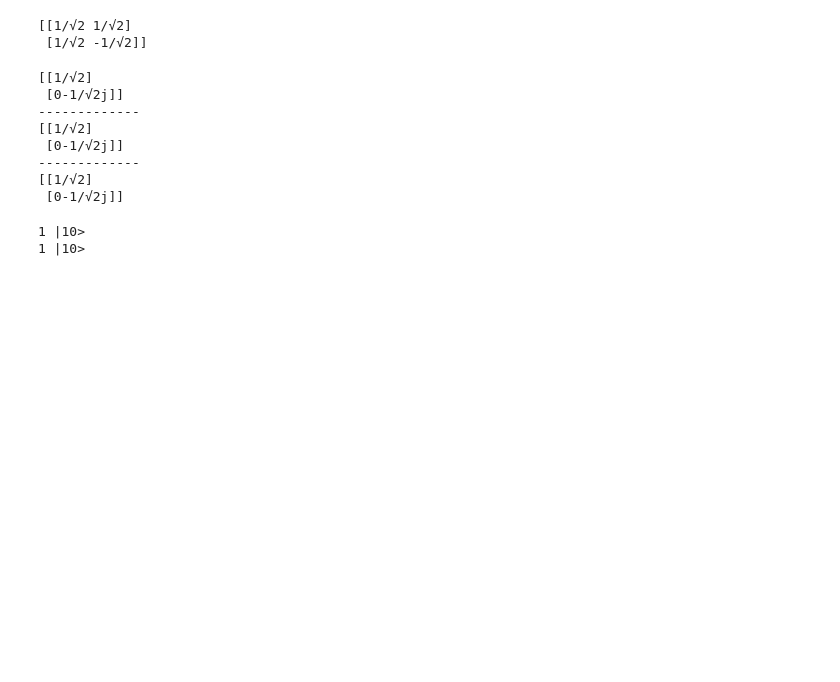
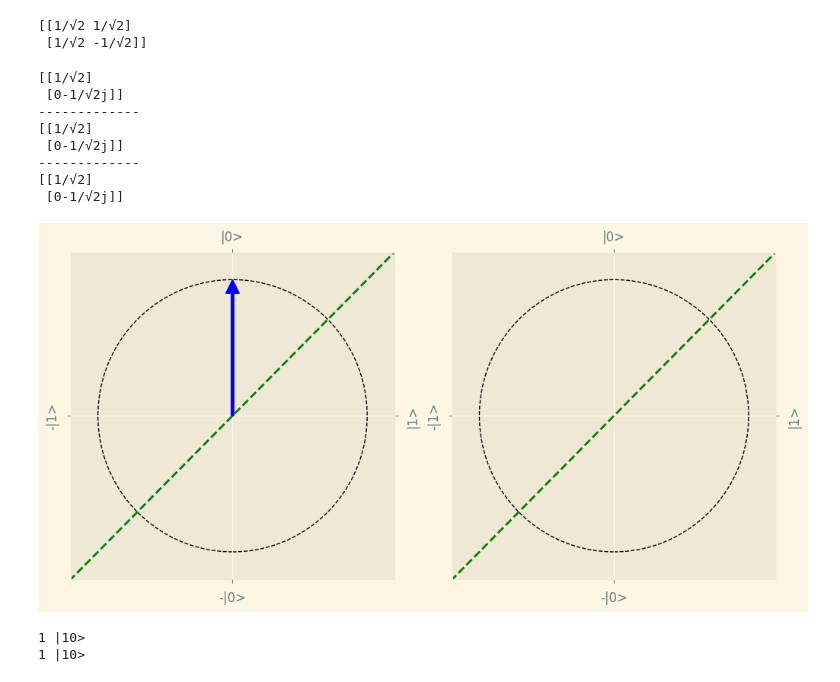
Before and after one commit to TimRoss/QuantumHelpers, a Jupyter notebook: Demo.ipynb, the cells around one changed output. Cells and saved outputs as stored; diff of their text form; code cells hidden in the pictures; blank space fills up the shorter version.

```diff
--- a/Demo.ipynb
+++ b/Demo.ipynb
@@ -157,6 +157,14 @@ print(exponentiated_h * qh.eval("|0>"))
 -------------
 [[1/√2]
  [0-1/√2j]]
+# %%
+# A single qubit ket object can also be drawn.
+zeroKet = qh.eval("|0>")
+zeroKet.draw()
+# The plot on the left is the real value, and the right is the imaginary
+# The green dotted line is the x-axis
+# %% [output]
+[figure, added]
 # %%
 zeroState = qh.eval("|0><0|")
 OneState = qh.eval("|1><1|")
```
